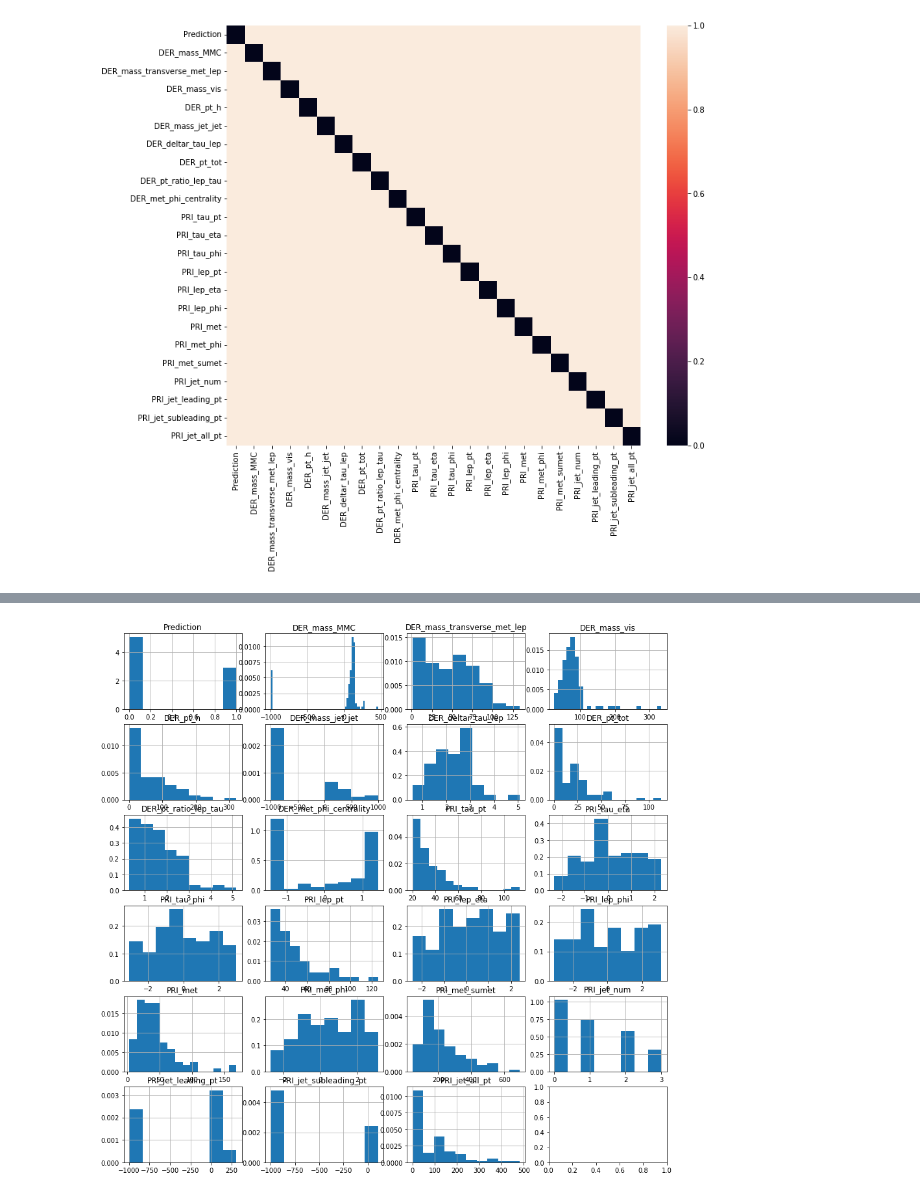
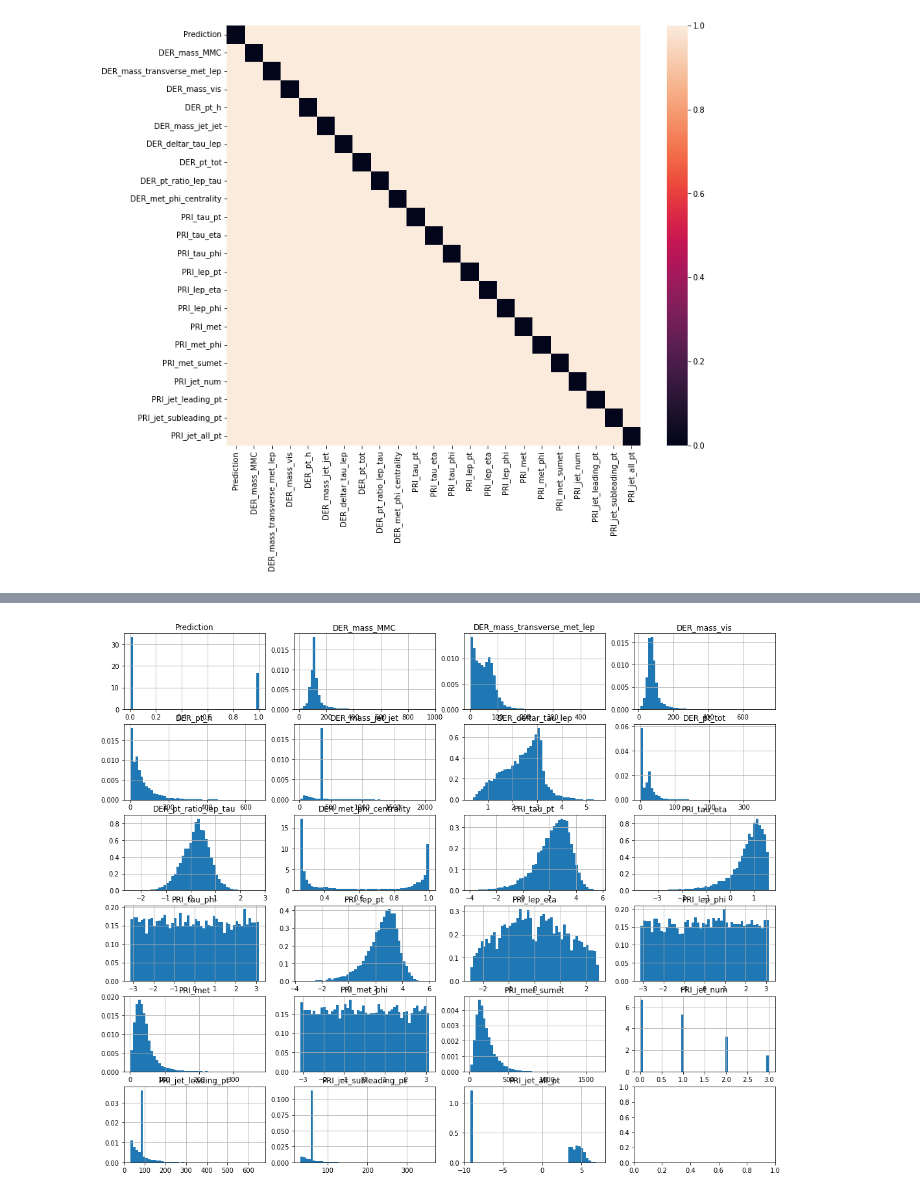
Before and after one commit to maximzubkov/ML_course, a Jupyter notebook: projects/project1/features.ipynb, the cells around one changed output, grey strips where cells are left out. Cells and saved outputs as stored; diff of their text form; code cells hidden in the pictures.

```diff
--- a/projects/project1/features.ipynb
+++ b/projects/project1/features.ipynb
@@ -75,19 +81,44 @@ sns.heatmap(corrMatrix, annot=True)
 # %%
 import numpy as np
-# %%
-train_df[train_df < -999.000] = np.nan
-train_df.fillna(train_df.mean(), inplace=True)
+# %%
+def preprocessing(df):
+    df[df < -998.000] = np.nan
+    df.fillna(df.mean(), inplace=True)
+    df["PRI_lep_pt"] = np.log(df["PRI_lep_pt"].values - df["PRI_lep_pt"].values.min() + 0.0001)
+    df["PRI_tau_pt"] = np.log(df["PRI_tau_pt"].values - df["PRI_tau_pt"].values.min() + 0.0001)
+    df["DER_pt_ratio_lep_tau"] = np.log(df["DER_pt_ratio_lep_tau"].values)
+    df["PRI_tau_eta"] = np.log(df["PRI_tau_eta"].values - df["PRI_tau_eta"].values.min() + 0.0001)
+    df["PRI_jet_all_pt"] = np.log(df["PRI_jet_all_pt"].values - df["PRI_jet_all_pt"].values.min() + 0.0001)
+    df["DER_met_phi_centrality"] = 1 / (df["DER_met_phi_centrality"].values - df["DER_met_phi_centrality"].values.min() + 1)
+
+    return df
+
+train_df = preprocessing(train_df)
+val_df = preprocessing(val_df)
+# %%
+features_to_cut = [
+    'DER_mass_MMC', 'DER_mass_transverse_met_lep',
+    'DER_mass_vis', 'DER_pt_h', 'DER_mass_jet_jet', 'DER_deltar_tau_lep',
+    'DER_pt_tot', 'DER_pt_ratio_lep_tau', 'DER_met_phi_centrality',
+    'PRI_tau_pt', 'PRI_tau_eta', 'PRI_tau_phi', 'PRI_lep_pt', 'PRI_lep_eta',
+    'PRI_lep_phi', 'PRI_met', 'PRI_met_phi', 'PRI_met_sumet',
+    'PRI_jet_leading_pt', 'PRI_jet_subleading_pt',
+]
+# %%
+mask_995 = train_df[features_to_cut].stack().quantile(0.9999)
+mask_005 = train_df[features_to_cut].stack().quantile(0.0001)
+train_df = train_df.loc[((train_df.loc[:, features_to_cut] < mask_995) & (train_df.loc[:, features_to_cut] > mask_005)).all(axis=1)]
 # %%
-fig, axs = plt.subplots(6, 4, figsize=(15,15))
+fig, axs = plt.subplots(6, 4, figsize=(18,15))
 columns = train_df.columns
 for i in range(23):
-    train_df.loc[:100, columns[i]].hist(
-        bins="auto",
+    train_df.loc[:10000, columns[i]].hist(
+        bins=50,
         density=True,
         ax=axs[i // 4, i % 4],
     )
     axs[i // 4, i % 4].set_title(columns[i])
 # %% [output]
-[figure, old version]
+[figure, new version]
 # %%
 from implementations import ridge_regression
```
Also changed, not shown: parts of 25 cells of this notebook.
